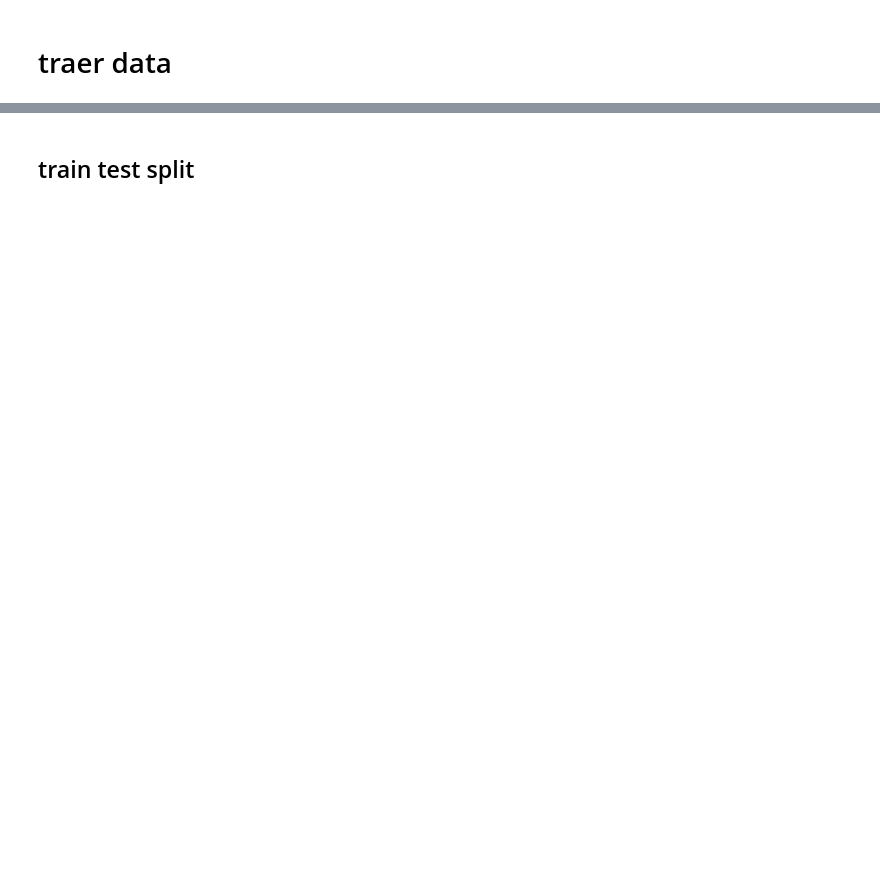
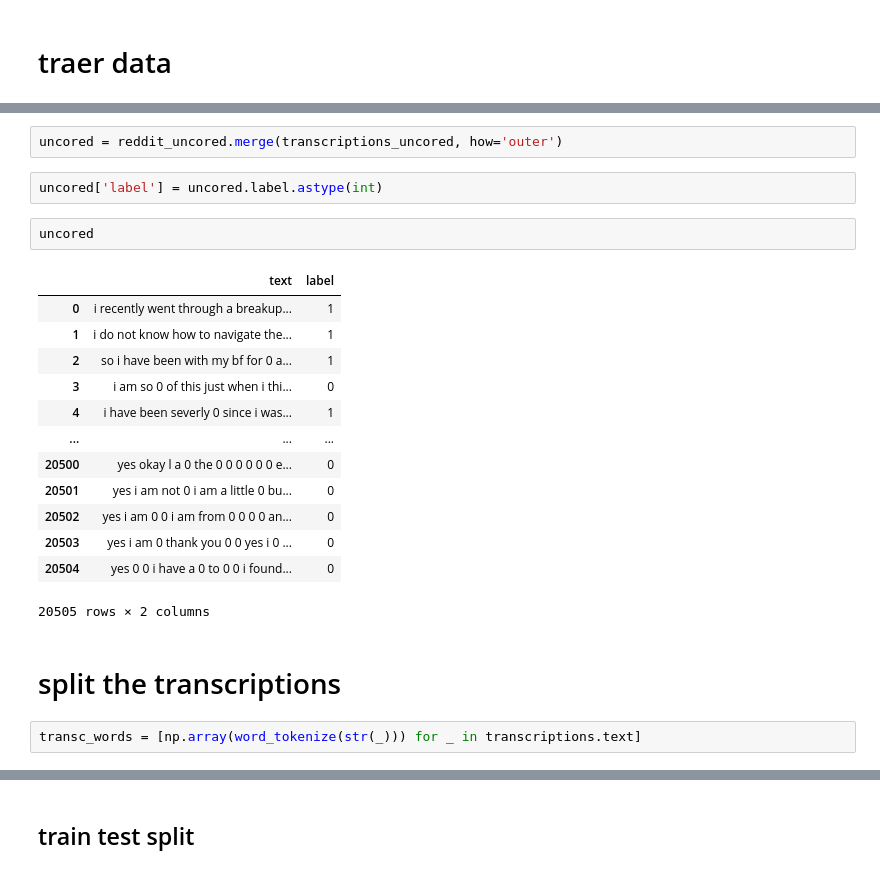
Before and after one commit to JoacoSoulez/Smart-Detector-of-Depressive-Disorder, a Jupyter notebook: notebooks/neural networks/rnn_word2vec_all_data.ipynb, the cells around one changed output, grey strips where cells are left out. Drawn from its saved outputs; the diff is of its cells as text; blank space fills up the shorter version.

```diff
--- a/notebooks/neural networks/rnn_word2vec_all_data.ipynb
+++ b/notebooks/neural networks/rnn_word2vec_all_data.ipynb
@@ -80,0 +102,24 @@ transcriptions.merge(twitter_reddit)
+# %%
+uncored = reddit_uncored.merge(transcriptions_uncored, how='outer')
+# %%
+uncored['label'] = uncored.label.astype(int)
+# %%
+uncored
+# %% [output]
+|  | text | label |
+| 0 | i recently went through a breakup... | 1 |
+| 1 | i do not know how to navigate the... | 1 |
+| 2 | so i have been with my bf for 0 a... | 1 |
+| 3 | i am so 0 of this just when i thi... | 0 |
+| 4 | i have been severly 0 since i was... | 1 |
+| ... | ... | ... |
+| 20500 | yes okay l a 0 the 0 0 0 0 0 0 e... | 0 |
+| 20501 | yes i am not 0 i am a little 0 bu... | 0 |
+| 20502 | yes i am 0 0 i am from 0 0 0 0 an... | 0 |
+| 20503 | yes i am 0 thank you 0 0 yes i 0 ... | 0 |
+| 20504 | yes 0 0 i have a 0 to 0 0 i found... | 0 |
+20505 rows × 2 columns
+# %% [markdown]
+# split the transcriptions
+# %%
+transc_words = [np.array(word_tokenize(str(_))) for _ in transcriptions.text]
```
Also changed, not shown: parts of 32 cells of this notebook, 1 other file.
